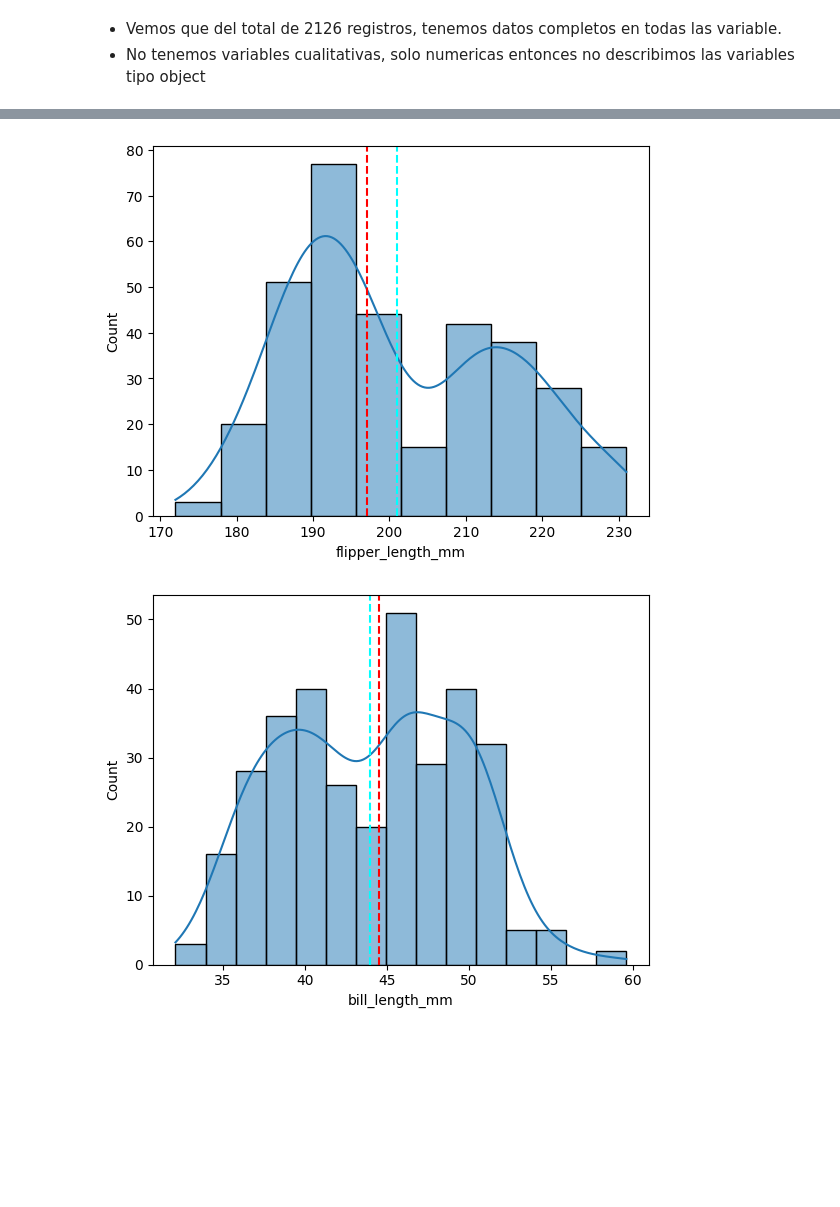
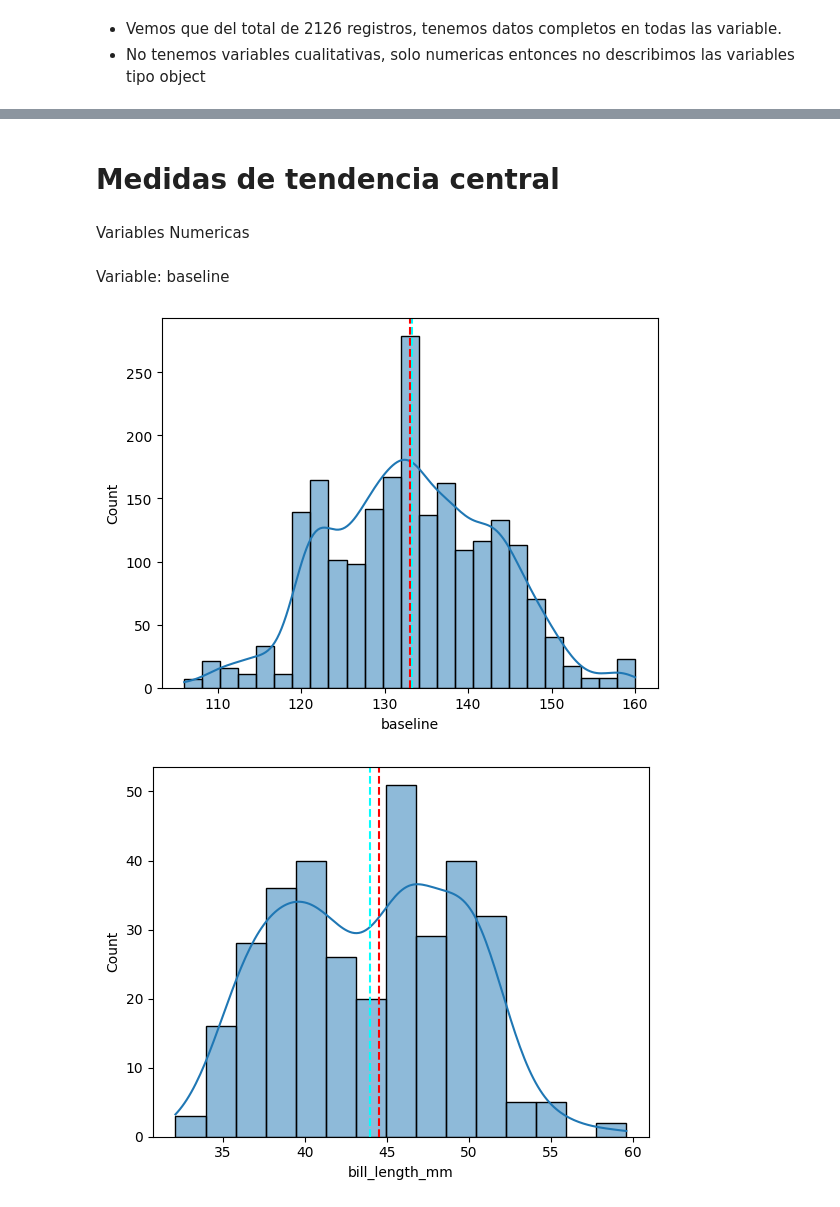
Before and after one commit to heldigard/Model_Explor_AnaliticaDatos, a Jupyter notebook: exploracion_de_datos.ipynb, the cells around one changed output, grey strips where cells are left out. Saved outputs shown, nothing was run; the diff lists cells and outputs as text; code cells hidden in the pictures; blank space fills up the shorter version.

```diff
--- a/exploracion_de_datos.ipynb
+++ b/exploracion_de_datos.ipynb
@@ -45,0 +29,5 @@ df
+# %%
+df = pd.read_csv('datos_tema_3.csv')
+# Renombramos la variable 'baseline value' por baseline
+df.rename(columns={'baseline value': 'baseline'}, inplace=True)
+df
@@ -124,10 +139,16 @@ Numéricas
+# %% [markdown]
+# Medidas de tendencia central
+# %% [markdown]
+Variables Numericas
+# %% [markdown]
+Variable: baseline
 # %%
-sb.histplot(data = df_proc, x = 'flipper_length_mm', kde = True)
-plt.axvline(x = df_proc.flipper_length_mm.mean(), color = 'cyan', linestyle = 'dashed')
-plt.axvline(x = df_proc.flipper_length_mm.median(), color = 'red', linestyle = 'dashed')
+sb.histplot(data = df, x = 'baseline', kde = True)
+plt.axvline(x = df.baseline.mean(), color = 'cyan', linestyle = 'dashed')
+plt.axvline(x = df.baseline.median(), color = 'red', linestyle = 'dashed')
 plt.show()
 # %% [output]
-[figure, old version]
+[figure, new version]
 # %%
 sb.histplot(data = df_proc, x = 'bill_length_mm', kde = True, bins = 15)
 plt.axvline(x = df_proc.bill_length_mm.mean(), color = 'cyan', linestyle = 'dashed')
```
Also changed, not shown: parts of 12 cells of this notebook.
